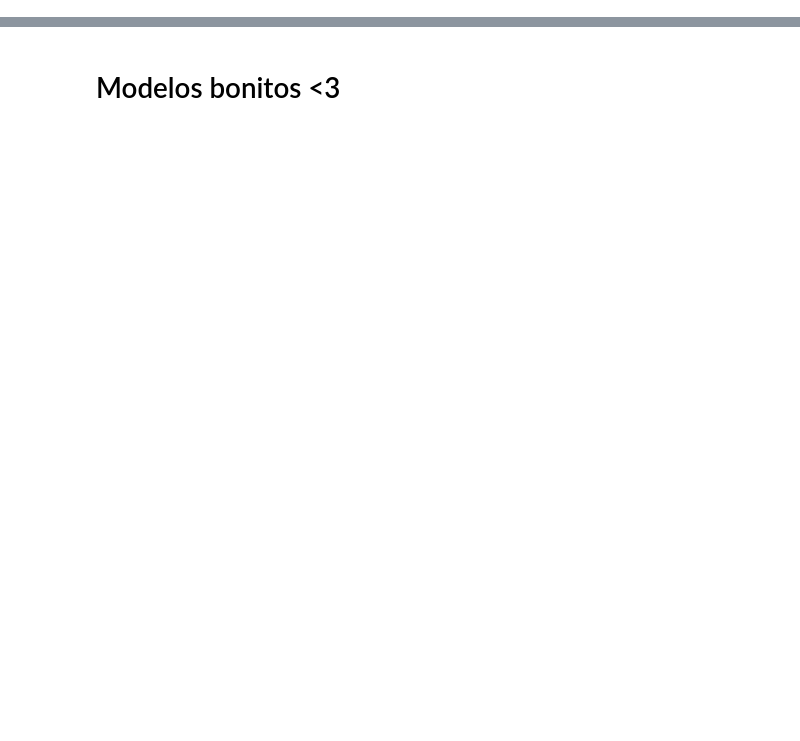
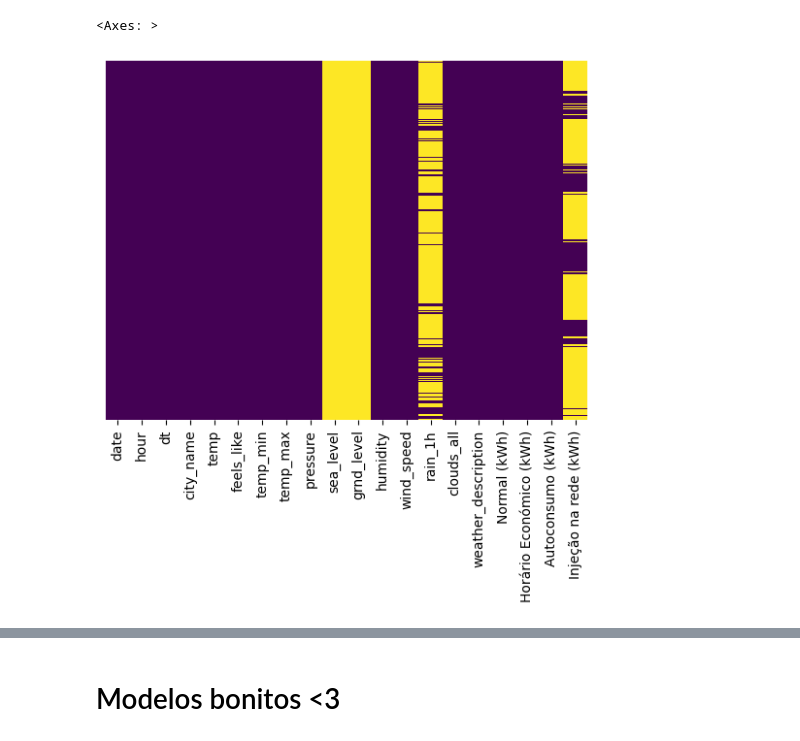
Before and after one commit to Mastro66/DAA_Comp, a Jupyter notebook: 2021.ipynb, the cells around one changed output, grey strips where cells are left out. Saved outputs shown, nothing was run; the diff lists cells and outputs as text; code cells hidden in the pictures; blank space fills up the shorter version.

```diff
--- a/2021.ipynb
+++ b/2021.ipynb
@@ -224,0 +11,9 @@ memory usage: 290.9+ KB
+# %%
+df_meteo1 = pd.read_csv('datasets/meteo_202109-202112.csv', encoding='latin1')
+df_meteo2 = pd.read_csv('datasets/meteo_202201-202212.csv', encoding='latin1')
+df_meteo3 = pd.read_csv('datasets/meteo_202301-202304.csv', encoding='latin1')
+df_energia1 = pd.read_csv('datasets/energia_202109-202112.csv', encoding='latin1')
+df_energia2 = pd.read_csv('datasets/energia_202201-202212.csv', encoding='latin1')
+df_energia3 = pd.read_csv('datasets/energia_202301-202304.csv', encoding='latin1') # Temos que prever os valores da energia injetada neste dataset
+df_open = pd.read_csv('datasets/open-meteo-41.58N8.44W193m.csv', delimiter=',')
+df_submission = pd.read_csv('datasets/dummy_submission.csv')
@@ -224,0 +261,3 @@ memory usage: 290.9+ KB
+# %%
+df_energia2.rename(columns={'Data': 'date', 'Hora': 'hour'}, inplace=True)
+df_energia2
@@ -224,0 +294,13 @@ memory usage: 290.9+ KB
+# %%
+# Converter a coluna 'dt_iso' para datetime
+df_meteo2['dt_iso'] = pd.to_datetime(df_meteo2['dt_iso'], format='%Y-%m-%d %H:%M:%S %z UTC')
+
+# Criar novas colunas 'date' e 'hour'
+df_meteo2['date'] = df_meteo2['dt_iso'].dt.strftime('%Y-%m-%d')
+df_meteo2['hour'] = df_meteo2['dt_iso'].dt.hour
+
+# Reordenar as colunas
+df_meteo2 = df_meteo2[['date', 'hour'] + [col for col in df_meteo2.columns if col not in ['dt_iso', 'date', 'hour']]]
+
+# Exibir o DataFrame resultante
+df_meteo2
@@ -224,0 +321,6 @@ memory usage: 290.9+ KB
+# %%
+# Supondo que 'date' e 'hour' sejam colunas em ambos os DataFrames
+df2 = pd.merge(df_meteo2, df_energia2, on=['date', 'hour'], how='inner')
+
+# Exibir o DataFrame resultante
+df2
@@ -224,0 +341,5 @@ memory usage: 290.9+ KB
+# %%
+sns.heatmap(df2.isnull(),yticklabels=False,cbar=False,cmap='viridis')
+# %% [output]
+<Axes: >
+[figure, added]
```
Also changed, not shown: parts of 56 cells of this notebook, 1 other file.
